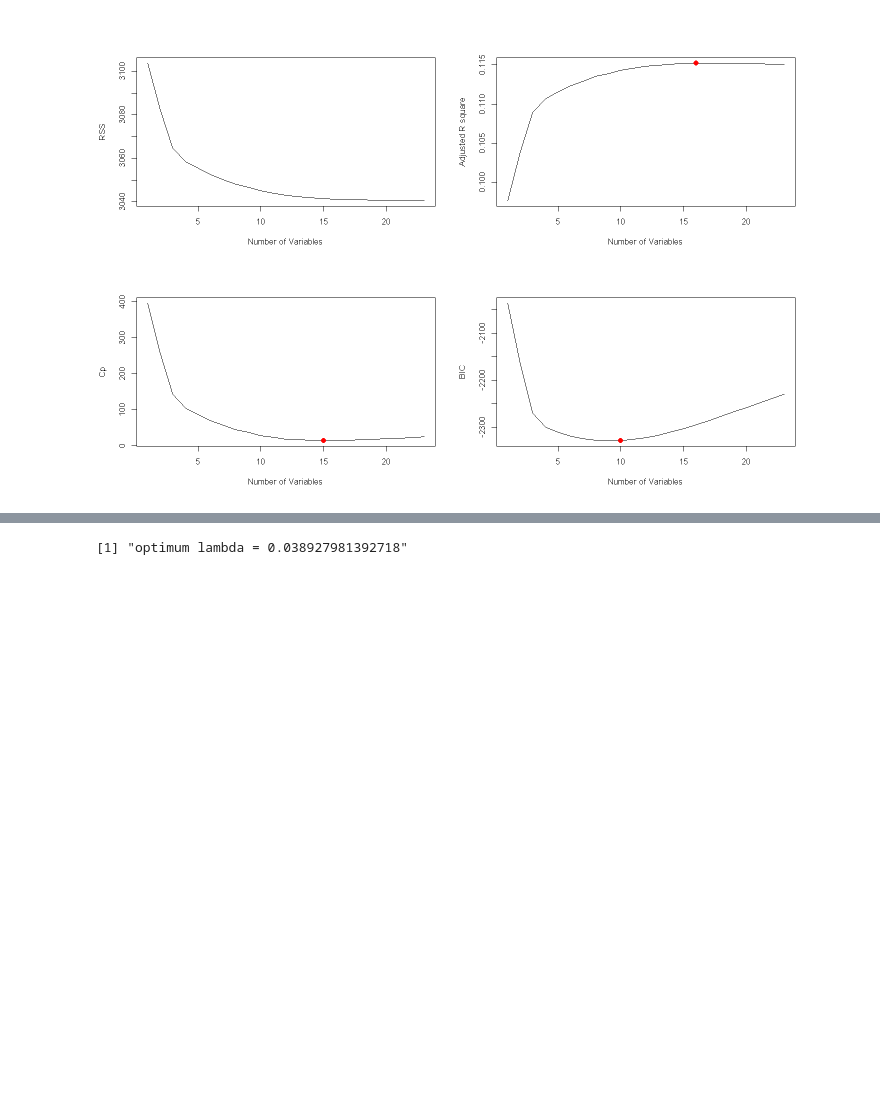
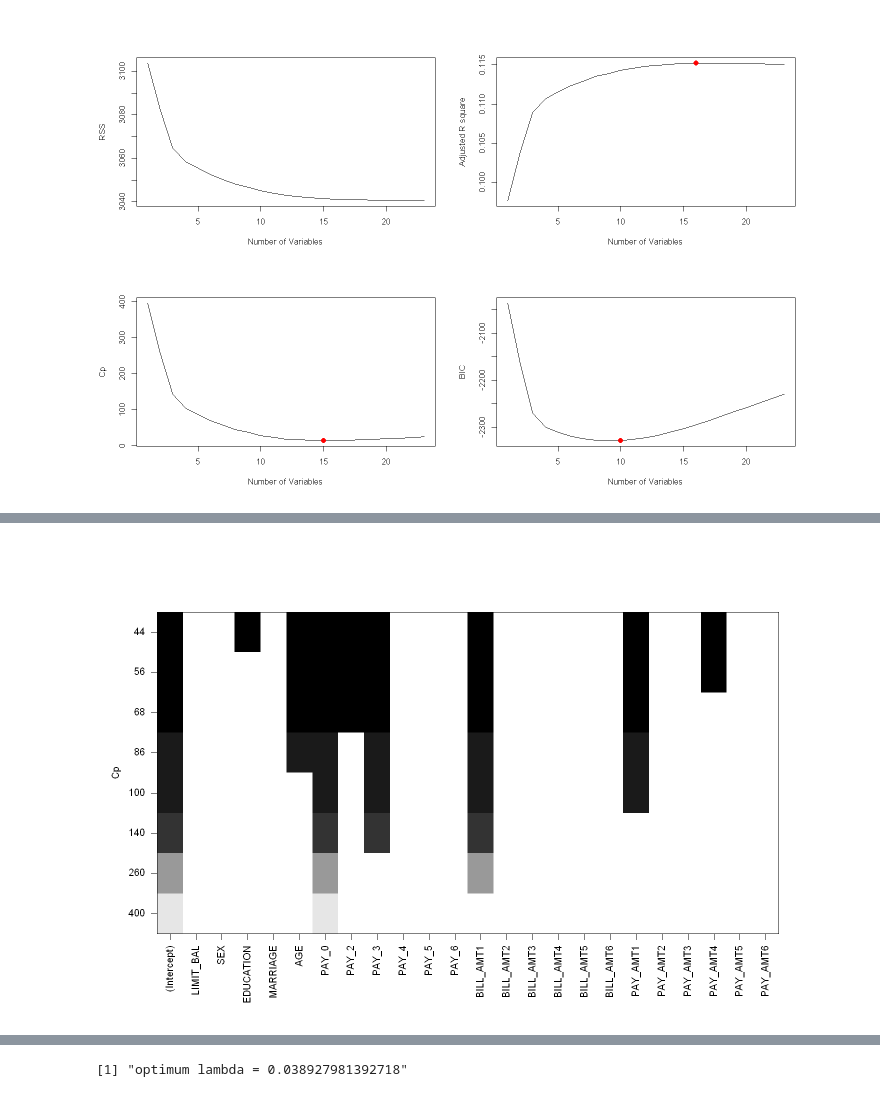
Before and after one commit to alipourmotlagh/MBD_statistical_learning, a Jupyter notebook: Individual Project/Motlagh_Project.ipynb, the cells around one changed output, grey strips where cells are left out. Saved outputs shown, nothing was run; the diff lists cells and outputs as text; code cells hidden in the pictures; blank space fills up the shorter version.

```diff
--- a/Individual Project/Motlagh_Project.ipynb
+++ b/Individual Project/Motlagh_Project.ipynb
@@ -494,0 +551,5 @@ PAY_3         FALSE      FALSE
+# %%
+# ploting the CP of backward model
+plot(regfit.bwd,scale="Cp")
+# %% [output]
+[figure, added]
```
Also changed, not shown: parts of 28 cells of this notebook, 1 other file.
